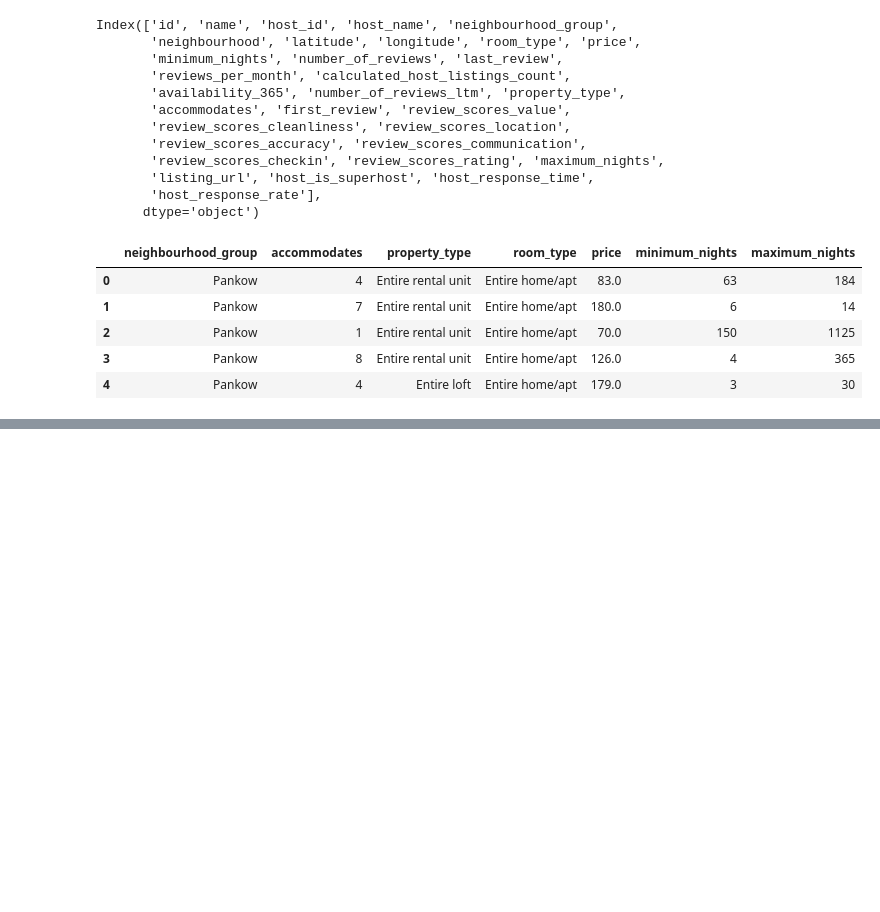
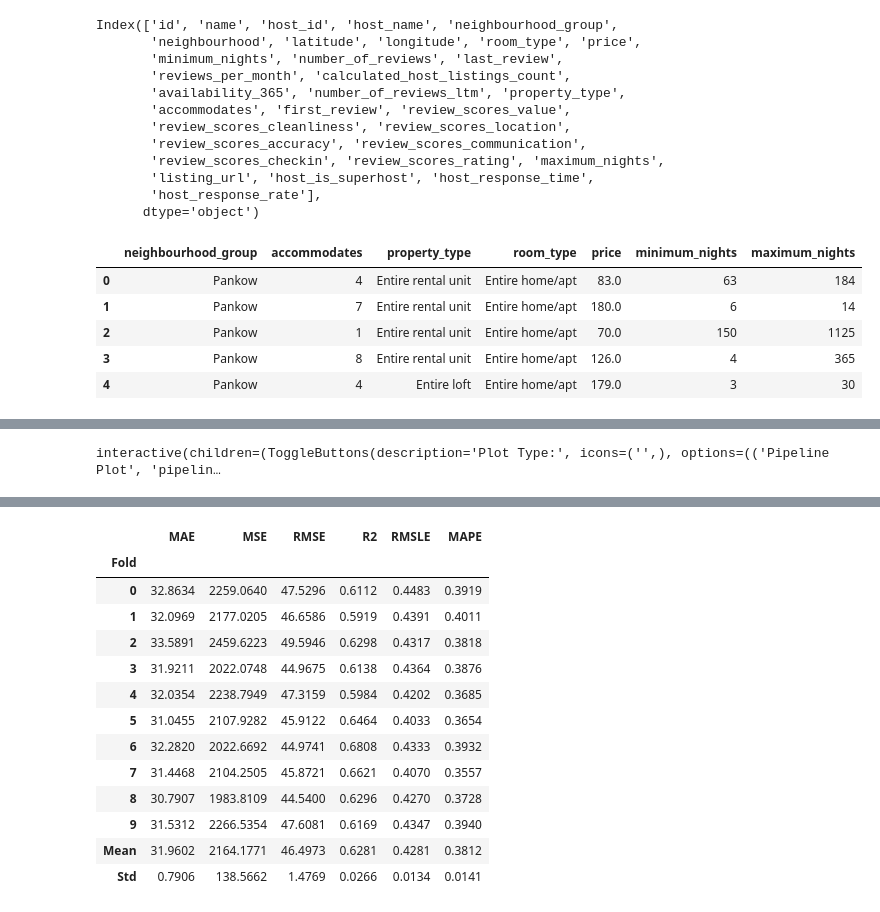
Before and after one commit to imjoseba/Berlin-airbn, a Jupyter notebook: berlin2.ipynb, the cells around one changed output, grey strips where cells are left out. Cells and saved outputs as stored; diff of their text form; code cells hidden in the pictures; blank space fills up the shorter version.

```diff
--- a/berlin2.ipynb
+++ b/berlin2.ipynb
@@ -122,4 +151,13 @@ interactive(children=(ToggleButtons(description='Plot Type:', icons=('',), optio
+# %%
+# Evaluating the performance of the tuned LightGBM model
+evaluate_model(tuned_lightgbm)
+# %% [output]
+interactive(children=(ToggleButtons(description='Plot Type:', icons=('',), options=(('Pipeline Plot', 'pipelin…
 # %%
 final_lightgbm_best = finalize_model(tuned_lightgbm)
 # %%
 save_model(final_lightgbm_best, "ml_airbnb")
+# %%
+# Creating a xgboost regression model
+xgboost = create_model("xgboost")
+# %% [output]
@@ -125,0 +165,14 @@ save_model(final_lightgbm_best, "ml_airbnb")
+|  | MAE | MSE | RMSE | R2 | RMSLE | MAPE |
+| Fold |  |  |  |  |  |  |
+| 0 | 32.8634 | 2259.0640 | 47.5296 | 0.6112 | 0.4483 | 0.3919 |
+| 1 | 32.0969 | 2177.0205 | 46.6586 | 0.5919 | 0.4391 | 0.4011 |
+| 2 | 33.5891 | 2459.6223 | 49.5946 | 0.6298 | 0.4317 | 0.3818 |
+| 3 | 31.9211 | 2022.0748 | 44.9675 | 0.6138 | 0.4364 | 0.3876 |
+| 4 | 32.0354 | 2238.7949 | 47.3159 | 0.5984 | 0.4202 | 0.3685 |
+| 5 | 31.0455 | 2107.9282 | 45.9122 | 0.6464 | 0.4033 | 0.3654 |
+| 6 | 32.2820 | 2022.6692 | 44.9741 | 0.6808 | 0.4333 | 0.3932 |
+| 7 | 31.4468 | 2104.2505 | 45.8721 | 0.6621 | 0.4070 | 0.3557 |
+| 8 | 30.7907 | 1983.8109 | 44.5400 | 0.6296 | 0.4270 | 0.3728 |
+| 9 | 31.5312 | 2266.5354 | 47.6081 | 0.6169 | 0.4347 | 0.3940 |
+| Mean | 31.9602 | 2164.1771 | 46.4973 | 0.6281 | 0.4281 | 0.3812 |
+| Std | 0.7906 | 138.5662 | 1.4769 | 0.0266 | 0.0134 | 0.0141 |
```
Also changed, not shown: parts of 17 cells of this notebook, 2 other files.
